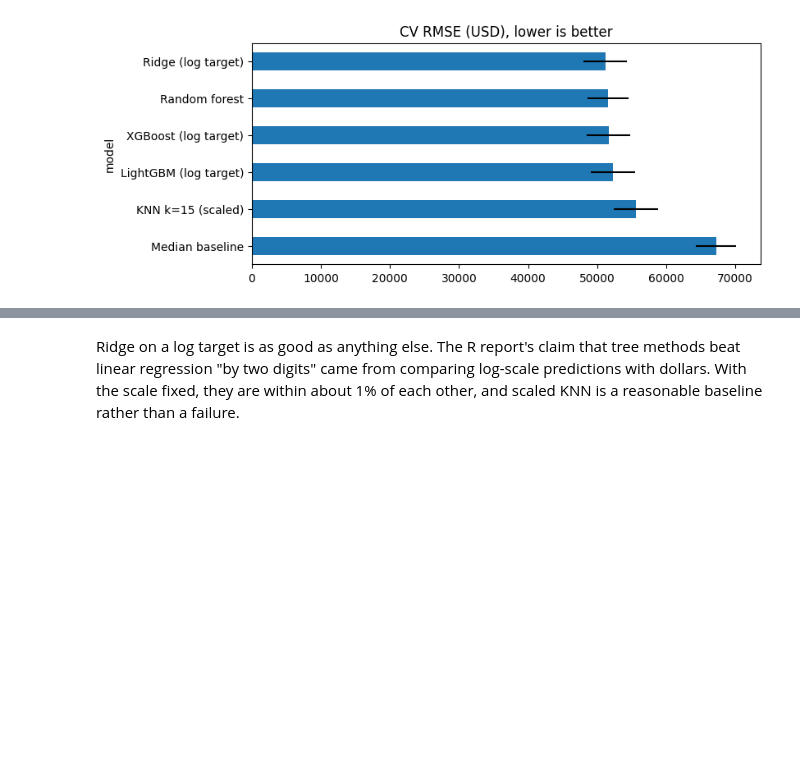
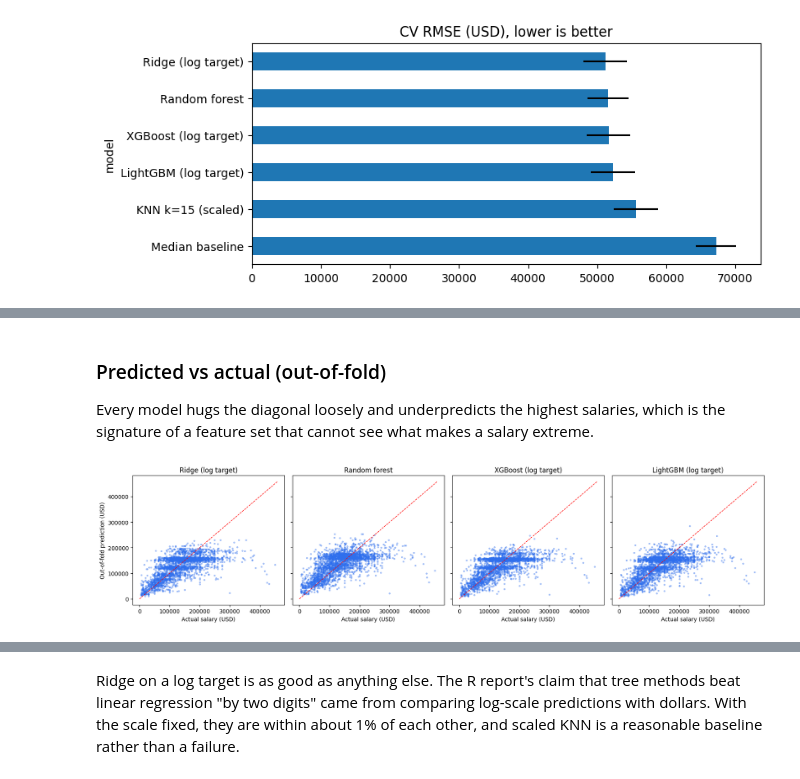
Before and after one commit to nicholasaxl/Salary-Prediction-ML-131, a Jupyter notebook: salary_analysis.ipynb, the cells around one changed output, grey strips where cells are left out. Saved outputs shown, nothing was run; the diff lists cells and outputs as text; code cells hidden in the pictures; blank space fills up the shorter version.

```diff
--- a/salary_analysis.ipynb
+++ b/salary_analysis.ipynb
@@ -62,0 +78,21 @@ d['rmse'].plot.barh(xerr=d['rmse_sd'], figsize=(8,3.5), title='CV RMSE (USD), lo
+# %% [markdown]
+### Predicted vs actual (out-of-fold)
+Every model hugs the diagonal loosely and underpredicts the highest salaries, which is the signature of a feature set that cannot see what makes a salary extreme.
+# %%
+import numpy as np
+from sklearn.model_selection import KFold, cross_val_predict
+from model_comparison import models, CAT, NUM, TARGET
+
+X, y = dedup[CAT + NUM], dedup[TARGET]
+shown = ['Ridge (log target)', 'Random forest', 'XGBoost (log target)', 'LightGBM (log target)']
+ms = models()
+oof = {m: cross_val_predict(ms[m], X, y, cv=KFold(5, shuffle=True, random_state=123)) for m in shown}
+
+fig, axes = plt.subplots(1, 4, figsize=(17, 4.2), sharex=True, sharey=True)
+lim = [0, y.max() * 1.02]
+for a, m in zip(axes, shown):
+    a.scatter(y, oof[m], s=6, alpha=.35, color='#2f6fed'); a.plot(lim, lim, 'r--', lw=1)
+    a.set_title(m); a.set_xlabel('Actual salary (USD)')
+axes[0].set_ylabel('Out-of-fold prediction (USD)'); plt.tight_layout()
+# %% [output]
+[figure, added]
```
Also changed, not shown: parts of 6 cells of this notebook, 1 other file.
